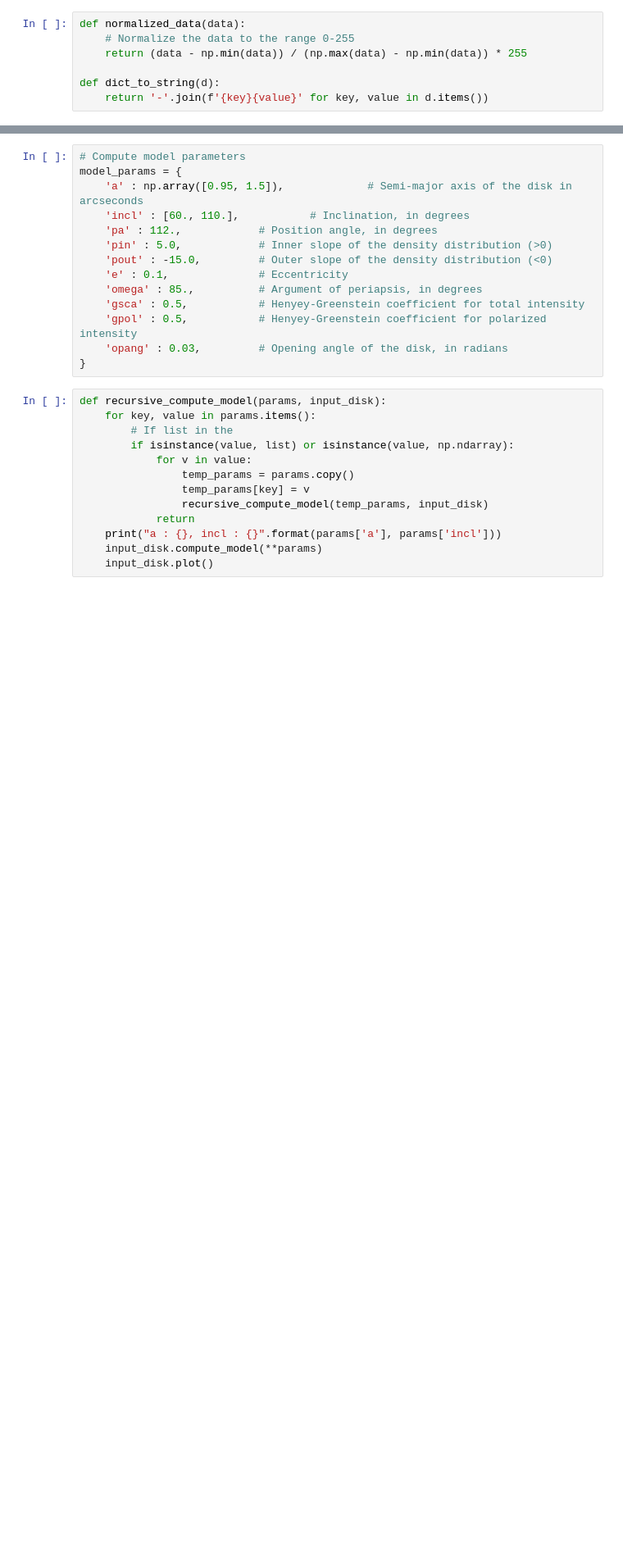
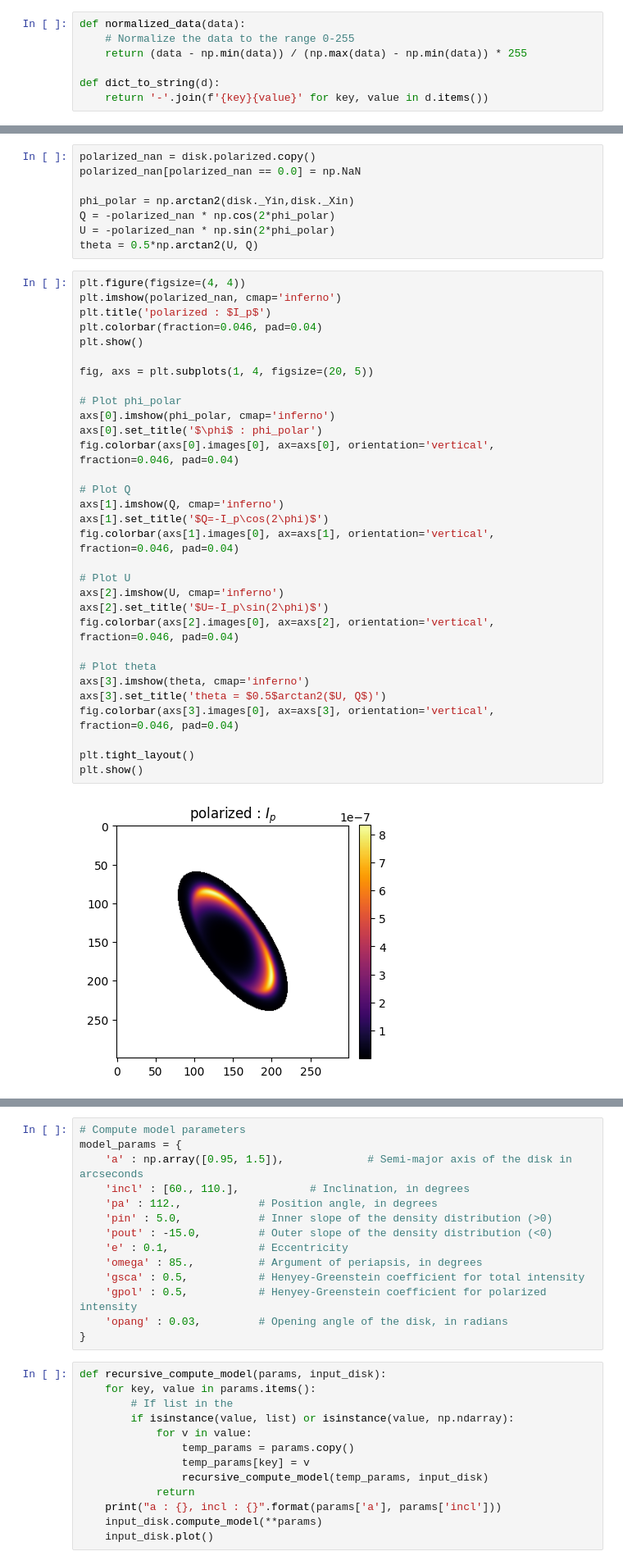
Before and after one commit to Kalmika/DDiT, a Jupyter notebook: generation.ipynb, the cells around one changed output, grey strips where cells are left out. Shown at 82% size. Cells and saved outputs as stored; diff of their text form; blank space fills up the shorter version.

Commit message:
Add theta computation

```diff
--- a/generation.ipynb
+++ b/generation.ipynb
@@ -21,0 +64,41 @@ def dict_to_string(d):
+# %%
+polarized_nan = disk.polarized.copy()
+polarized_nan[polarized_nan == 0.0] = np.NaN
+
+phi_polar = np.arctan2(disk._Yin,disk._Xin)
+Q = -polarized_nan * np.cos(2*phi_polar)
+U = -polarized_nan * np.sin(2*phi_polar)
+theta = 0.5*np.arctan2(U, Q)
+# %%
+plt.figure(figsize=(4, 4))
+plt.imshow(polarized_nan, cmap='inferno')
+plt.title('polarized : $I_p$')
+plt.colorbar(fraction=0.046, pad=0.04)
+plt.show()
+
+fig, axs = plt.subplots(1, 4, figsize=(20, 5))
+
+# Plot phi_polar
+axs[0].imshow(phi_polar, cmap='inferno')
+axs[0].set_title('$\phi$ : phi_polar')
+fig.colorbar(axs[0].images[0], ax=axs[0], orientation='vertical', fraction=0.046, pad=0.04)
+
+# Plot Q
+axs[1].imshow(Q, cmap='inferno')
+axs[1].set_title('$Q=-I_p\cos(2\phi)$')
+fig.colorbar(axs[1].images[0], ax=axs[1], orientation='vertical', fraction=0.046, pad=0.04)
+
+# Plot U
+axs[2].imshow(U, cmap='inferno')
+axs[2].set_title('$U=-I_p\sin(2\phi)$')
+fig.colorbar(axs[2].images[0], ax=axs[2], orientation='vertical', fraction=0.046, pad=0.04)
+
+# Plot theta
+axs[3].imshow(theta, cmap='inferno')
+axs[3].set_title('theta = $0.5$arctan2($U, Q$)')
+fig.colorbar(axs[3].images[0], ax=axs[3], orientation='vertical', fraction=0.046, pad=0.04)
+
+plt.tight_layout()
+plt.show()
+# %% [output]
+[figure, added]
```
Also changed, not shown: parts of 25 cells of this notebook, 1 other file.
